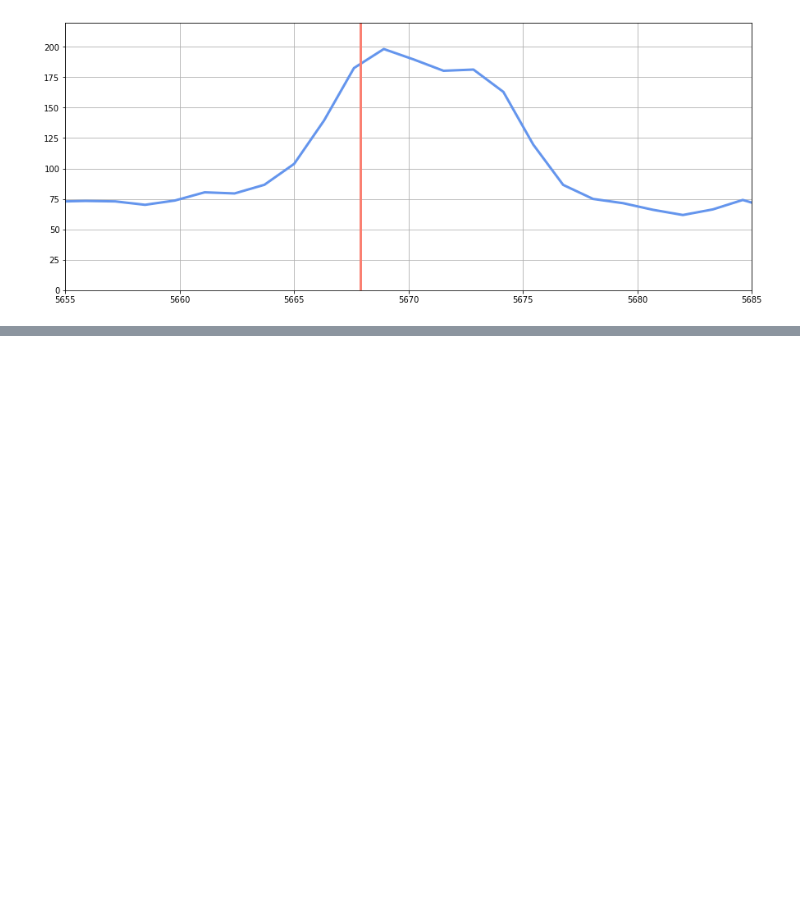
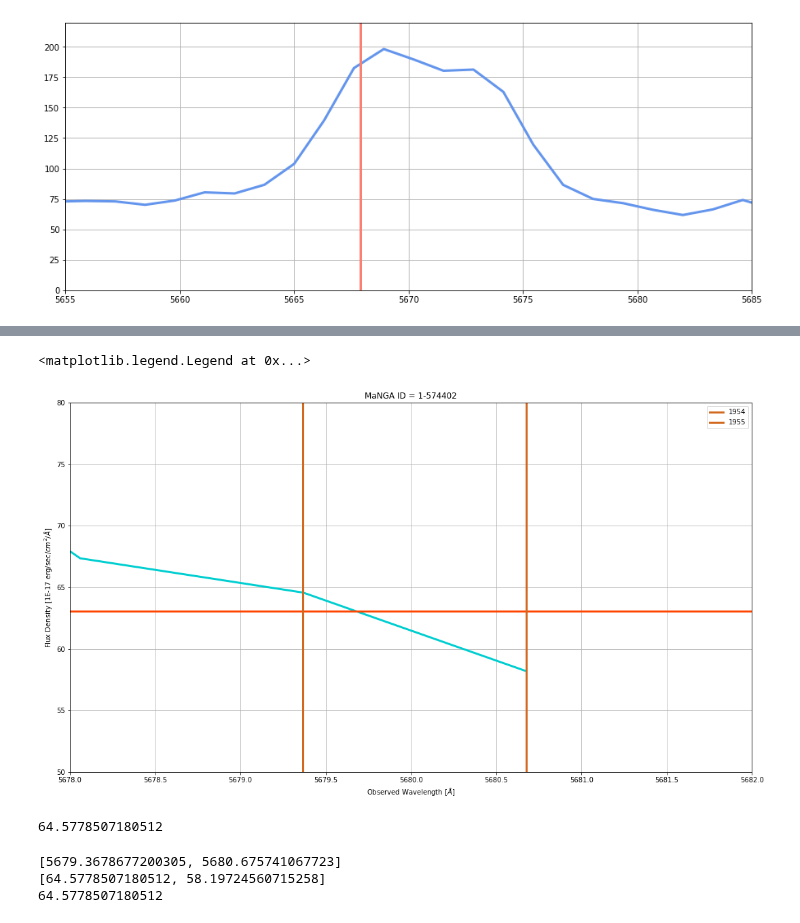
Before and after one commit to Natacha-U/Snr-Prj, a Jupyter notebook: 1-574402.ipynb, the cells around one changed output, grey strips where cells are left out. Drawn from its saved outputs; the diff is of its cells as text; code cells hidden in the pictures; blank space fills up the shorter version.

```diff
--- a/1-574402.ipynb
+++ b/1-574402.ipynb
@@ -102,0 +112,37 @@ plt.plot(wave[yaxis[0] : yaxis[-1] + 1], sumresult, color = 'darkturquoise', lin
+# %%
+plt.figure(figsize = (18,10))
+plt.grid()
+plt.xlim(5678, 5682)
+plt.ylim(50,80)
+plt.xlabel('Observed Wavelength ' + r'[$\AA$]')
+plt.ylabel('Flux Density [1E-17 erg/sec/'+r'$cm^2$/'+r'$\AA$]')
+plt.title('MaNGA ID = ' + mangaid)
+# plt.plot(wave, sumflux, color = 'cornflowerblue', linewidth = 3)
+plt.plot(wave[yaxis[0] : yaxis[-1] + 1], sumresult, color = 'darkturquoise', linewidth = 3)
+plt.axhline(sumresult[index], linewidth = 3, color = 'orangered')
+
+plt.axvline(wave[1954], color = 'chocolate', linewidth = 3, label = '1954')
+plt.axvline(wave[1955], color = 'chocolate', linewidth = 3, label = '1955')
+
+plt.legend()
+#1954 1955
+# %% [output]
+<matplotlib.legend.Legend at 0x...>
+[figure, added]
+# %%
+index2 = np.where(yaxis == 1954)[0][0]
+index2
+sumresult[index2]
+# %% [output]
+64.5778507180512
+# %%
+# Get x and y of the both coordinates that define the line above
+x = [wave[1954], wave[1955]]
+y = [sumresult[index2], sumresult[index2 + 1]]
+print(x)
+print(y)
+print(sumresult[index2])
+# %% [output]
+[5679.3678677200305, 5680.675741067723]
+[64.5778507180512, 58.19724560715258]
+64.5778507180512
```
Also changed, not shown: parts of 25 cells of this notebook.
